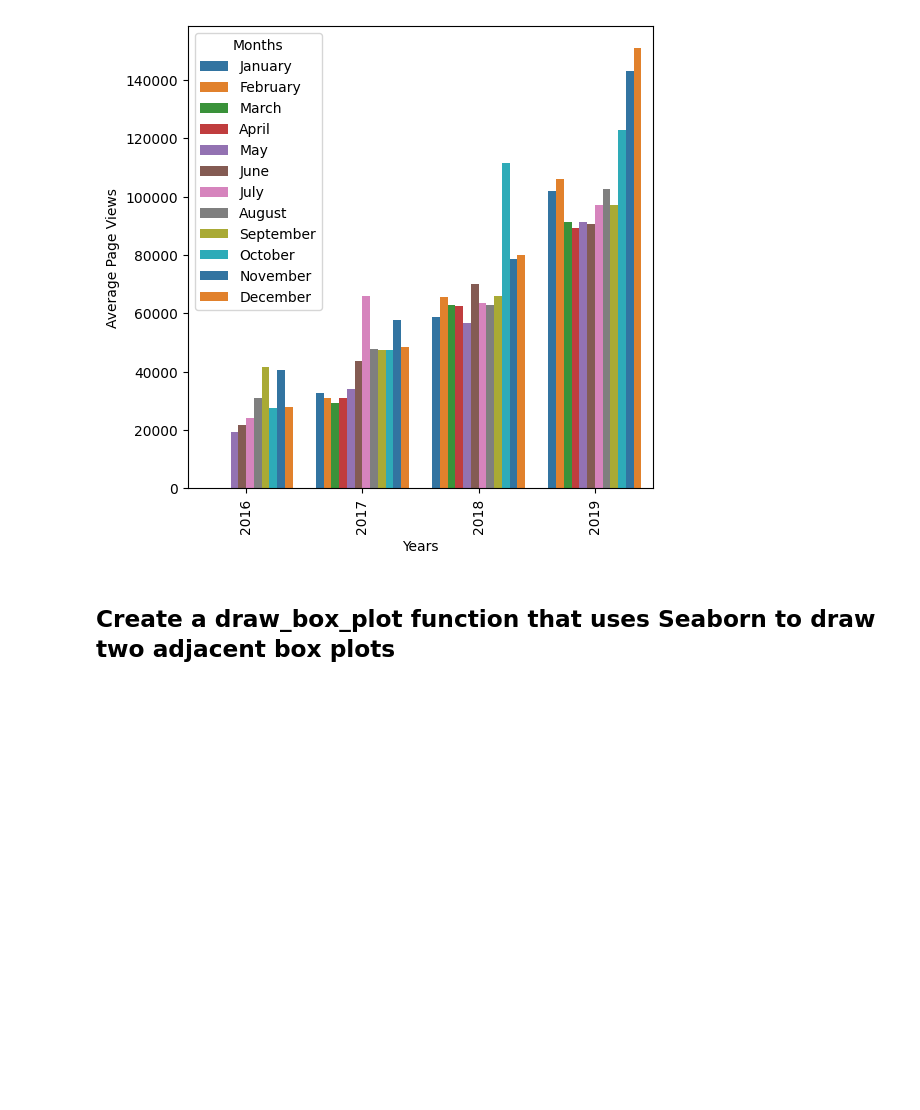
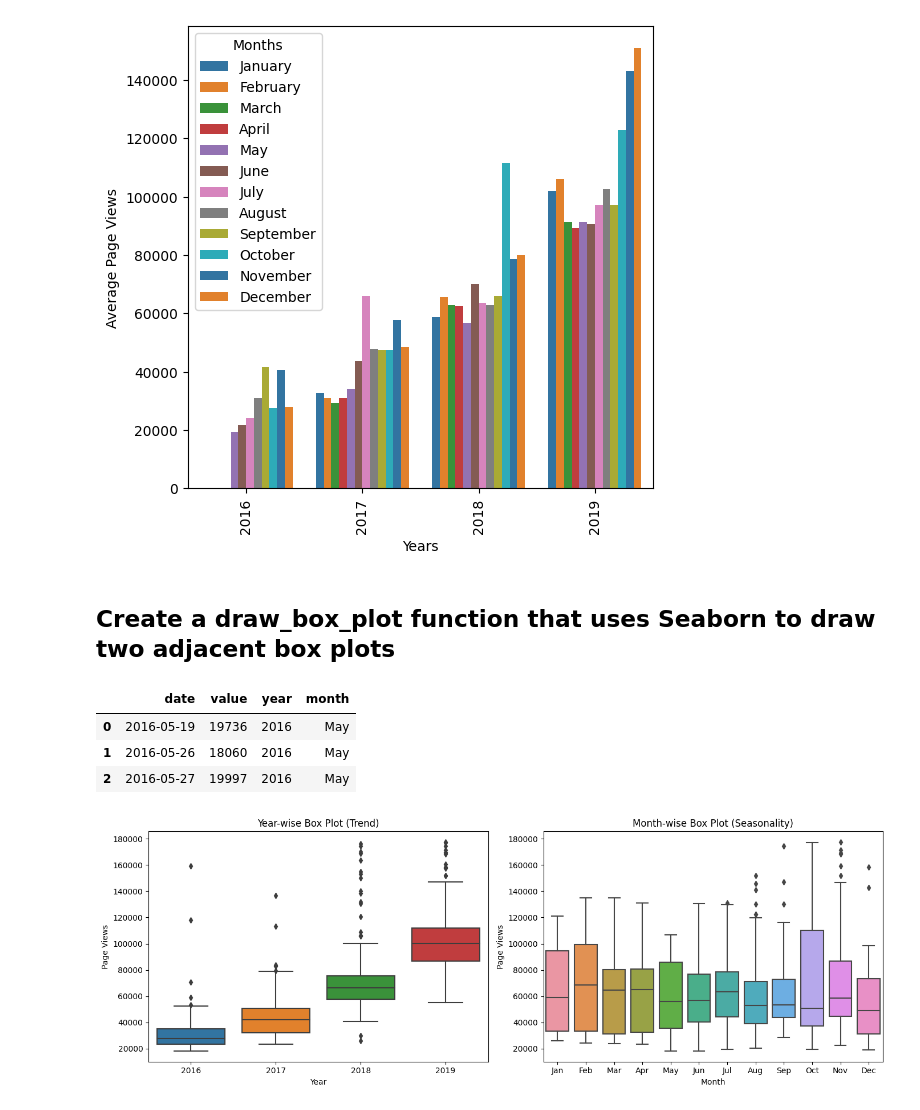
Before and after one commit to lemilosm/boilerplate-page-view-time-series-visualizer, a Jupyter notebook: testing.ipynb, the cells around one changed output. Saved outputs shown, nothing was run; the diff lists cells and outputs as text; code cells hidden in the pictures; blank space fills up the shorter version.

```diff
--- a/testing.ipynb
+++ b/testing.ipynb
@@ -371,6 +373,43 @@ def draw_bar_plot():
       return fig
 # %% [markdown]
 ## Create a draw_box_plot function that uses Seaborn to draw two adjacent box plots
+# %%
+# Prepare data for box plots (this part is done!)
+df_box = df.copy()
+df_box.reset_index(inplace=True)
+df_box['date'] = pd.to_datetime(df_box['date'])
+df_box['year'] = [d.year for d in df_box.date]
+df_box['month'] = [d.strftime('%b') for d in df_box.date]
+
+df_box.head(3)
+# %% [output]
+|  | date | value | year | month |
+| 0 | 2016-05-19 | 19736 | 2016 | May |
+| 1 | 2016-05-26 | 18060 | 2016 | May |
+| 2 | 2016-05-27 | 19997 | 2016 | May |
+# %%
+# Draw box plots (using Seaborn)
+# info >  https://seaborn.pydata.org/generated/seaborn.boxplot.html
+fig, axes = plt.subplots(1, 2, figsize=(14, 5))
+
+# Year-wise
+sns.boxplot(x='year', y='value', data=df_box, ax=axes[0])
+axes[0].set_title('Year-wise Box Plot (Trend)')
+axes[0].set_xlabel('Year')
+axes[0].set_ylabel('Page Views')
+
+# Month-wise
+# sns.boxplot(x='month', y='value', data=df_box, ax=axes[1])
+month_order = ['Jan', 'Feb', 'Mar', 'Apr', 'May', 'Jun', 'Jul', 'Aug', 'Sep', 'Oct', 'Nov', 'Dec']
+sns.boxplot(x='month', y='value', data=df_box, order=month_order, ax=axes[1])
+axes[1].set_title('Month-wise Box Plot (Seasonality)')
+axes[1].set_xlabel('Month')
+axes[1].set_ylabel('Page Views')
+
+plt.tight_layout()
+plt.show()
+# %% [output]
+[figure, added]
 # %%
 # Create a draw_box_plot function that uses Seaborn to draw two adjacent box plots
 # similar to "examples/Figure_3.png". These box plots should show how the values are
```
Also changed, not shown: parts of 5 cells of this notebook.
